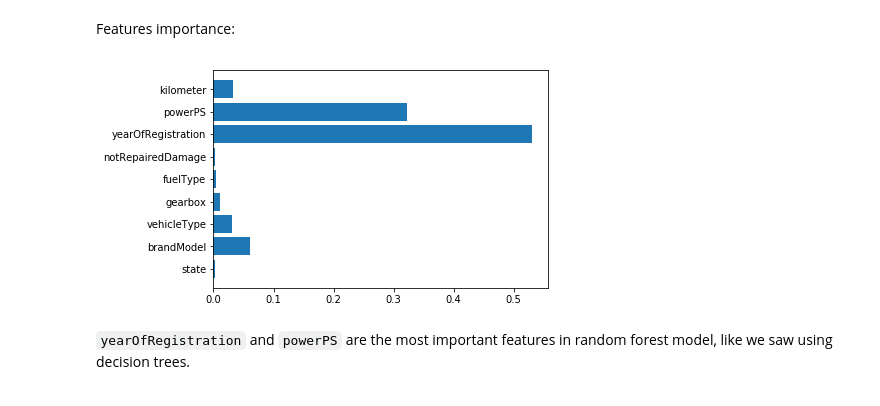
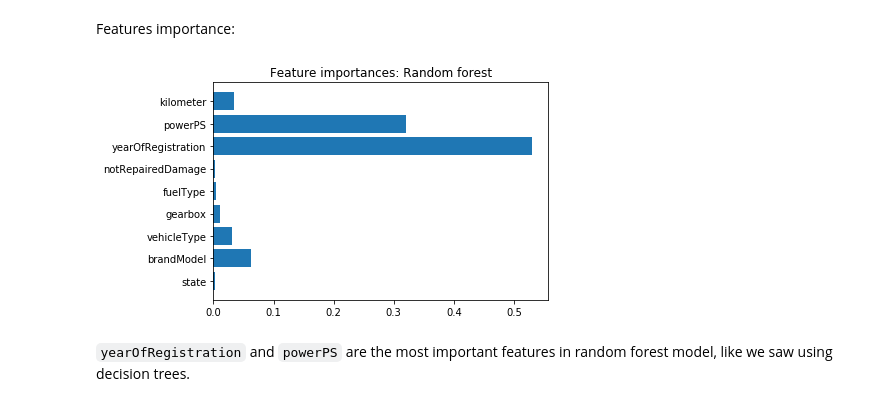
Before and after one commit to rucoma/KSCHOOL_TFM_Used_Cars_Price, a Jupyter notebook: src/03 - Modeling.ipynb, the cells around one changed output. Cells and saved outputs as stored; diff of their text form; code cells hidden in the pictures.

```diff
--- a/src/03 - Modeling.ipynb
+++ b/src/03 - Modeling.ipynb
@@ -588,9 +588,10 @@ Same problem predicting expensive cars. Random Forest underestimates them too.
 Features importance:
 # %%
 plt.barh(X_train.columns, bestRandomForest.feature_importances_)
+plt.title('Feature importances: Random forest')
 plt.show()
 # %% [output]
-[figure, old version]
+[figure, new version]
 # %% [markdown]
 `yearOfRegistration` and `powerPS` are the most important features in random forest model, like we saw using decision trees.
 # %% [markdown]
```
Also changed, not shown: parts of 2 cells of this notebook, 11 other files.
